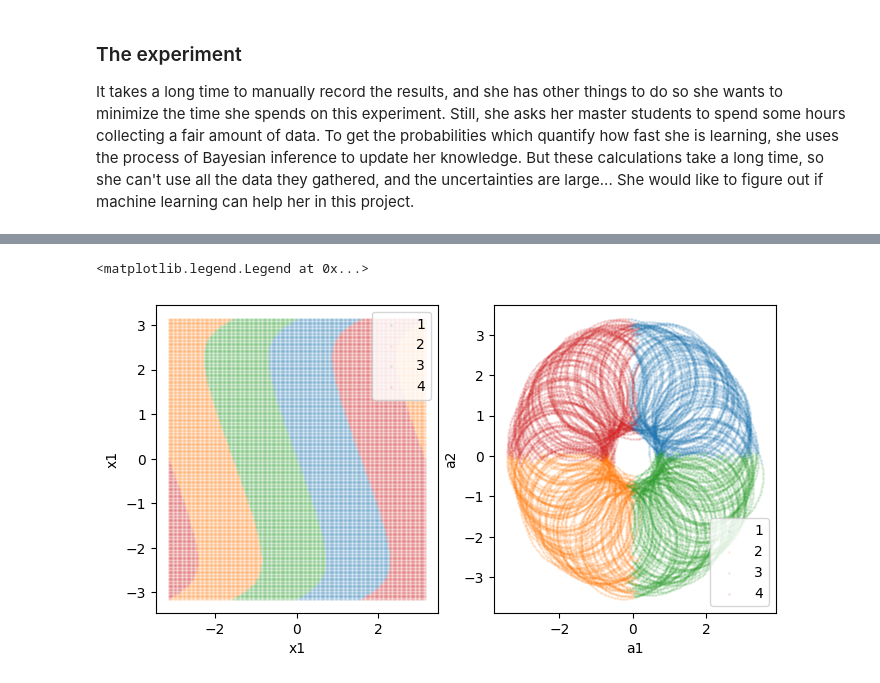
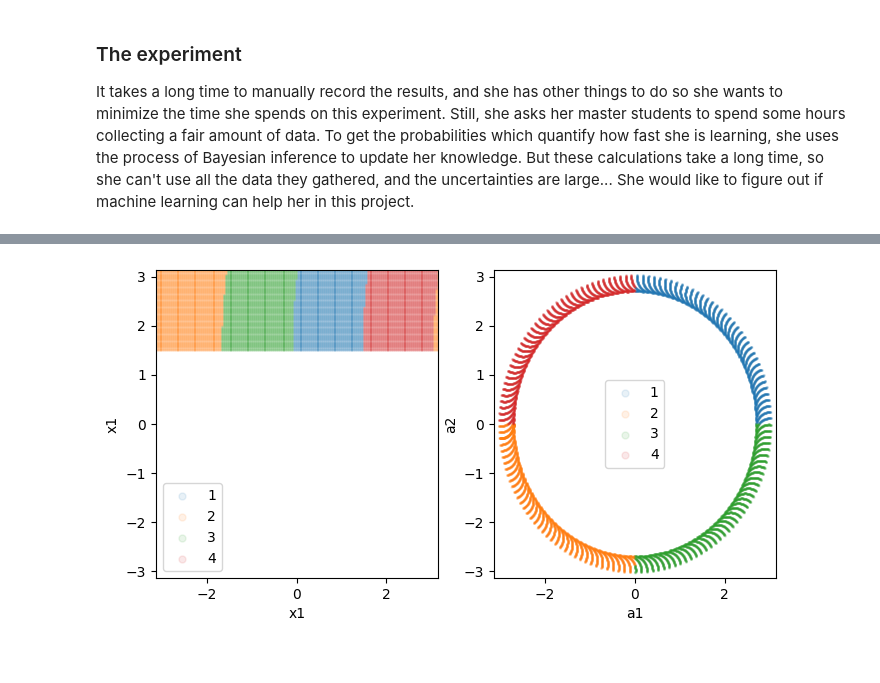
Before and after one commit to choisant/foundational-modeling, a Jupyter notebook: toy_experiment/data.ipynb, the cells around one changed output, grey strips where cells are left out. Saved outputs shown, nothing was run; the diff lists cells and outputs as text; code cells hidden in the pictures.

```diff
--- a/toy_experiment/data.ipynb
+++ b/toy_experiment/data.ipynb
@@ -61,7 +59,7 @@ x2 = np.linspace(-np.pi, np.pi, nx)
 
 xx1, xx2 = np.meshgrid(x1, x2)
 
-aa1, aa2 = robot_arm(xx1, xx2)
+aa1, aa2 = robot_arm(xx1, xx2, 3, 0.3)
 
 fig, ax = plt.subplots(nrows = 1, ncols = 2, figsize = (8, 4))
 
@@ -102,0 +122,18 @@ ax[1].legend()
+# %%
+# Look at the mapping function
+nx = 100
+x2 = np.linspace(-np.pi, np.pi, nx)
+
+fig, ax = plt.subplots(nrows = 1, ncols = 2, figsize = (8, 4))
+lines = 10
+for i in range(lines):
+    dx1 = 2*np.pi/lines
+    x1 = 0*x2 -3 + i*dx1
+    a1, a2 = robot_arm(x1, x2, 3, 0.3)
+    ax[0].plot(x1, x2, marker='.', markersize=1, linestyle='none')
+    ax[1].plot(a1, a2, marker='.', markersize=1, linestyle='none')
+
+ax[0].set_xlabel("x1")
+ax[0].set_ylabel("x1")
+ax[1].set_xlabel("a1")
+ax[1].set_ylabel("a2")
@@ -103,20 +143,33 @@ ax[1].legend()
 # %%
-# Add noise to the data
-aa1 = aa1 + np.random.normal(0,0.1,len(aa1))
-aa2 = aa2 + np.random.normal(0,0.1,len(aa1))
+# Look at a subset
+nx = 150
+x1 = np.linspace(-np.pi, np.pi, nx)
+x2 = np.linspace(1.5, np.pi, nx)
+
+xx1, xx2 = np.meshgrid(x1, x2)
+
+aa1, aa2 = robot_arm(xx1, xx2, 3, 0.3)
+
+# classes: [+, +], [-, -], [+,-], [-, +] -> 1, 2, 3, 4
+class1 = np.where(aa1 > 0, 1, 0)*np.where(aa2 > 0, 1, 0)
+class2 = np.where(aa1 < 0, 1, 0)*np.where(aa2 < 0, 1, 0)
+class3 = np.where(aa1 > 0, 1, 0)*np.where(aa2 < 0, 1, 0)
+class4 = np.where(aa1 < 0, 1, 0)*np.where(aa2 > 0, 1, 0)
+classes = {"1":class1, "2":class2, "3":class3, "4":class4}
 
 fig, ax = plt.subplots(nrows = 1, ncols = 2, figsize = (8, 4))
 
 for key in classes.keys() :
     ax[0].scatter(xx1[np.nonzero(classes[key])], xx2[np.nonzero(classes[key])], s=1, alpha=0.1, label=key)
     ax[1].scatter(aa1[np.nonzero(classes[key])], aa2[np.nonzero(classes[key])], s=1, alpha=0.1, label=key)
 
 ax[0].set_xlabel("x1")
 ax[0].set_ylabel("x1")
 ax[1].set_xlabel("a1")
 ax[1].set_ylabel("a2")
-ax[0].legend()
-ax[1].legend()
+for i in range(len(ax)):
+    ax[i].set_xlim(-np.pi, np.pi)
+    ax[i].set_ylim(-np.pi, np.pi)
+    ax[i].legend(markerscale=5)
 # %% [output]
-<matplotlib.legend.Legend at 0x...>
-[figure, old version]
+[figure, new version]
```
Also changed, not shown: parts of 24 cells of this notebook, 22 other files.
